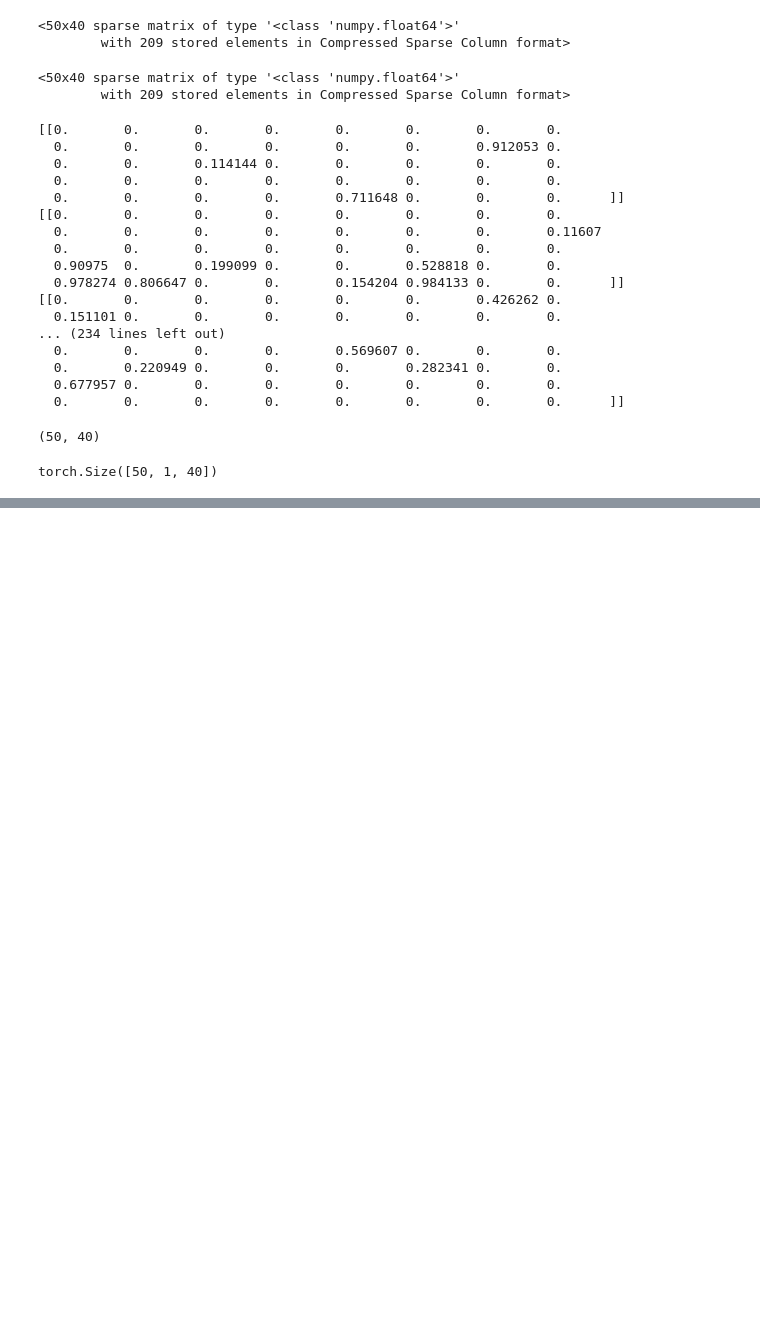
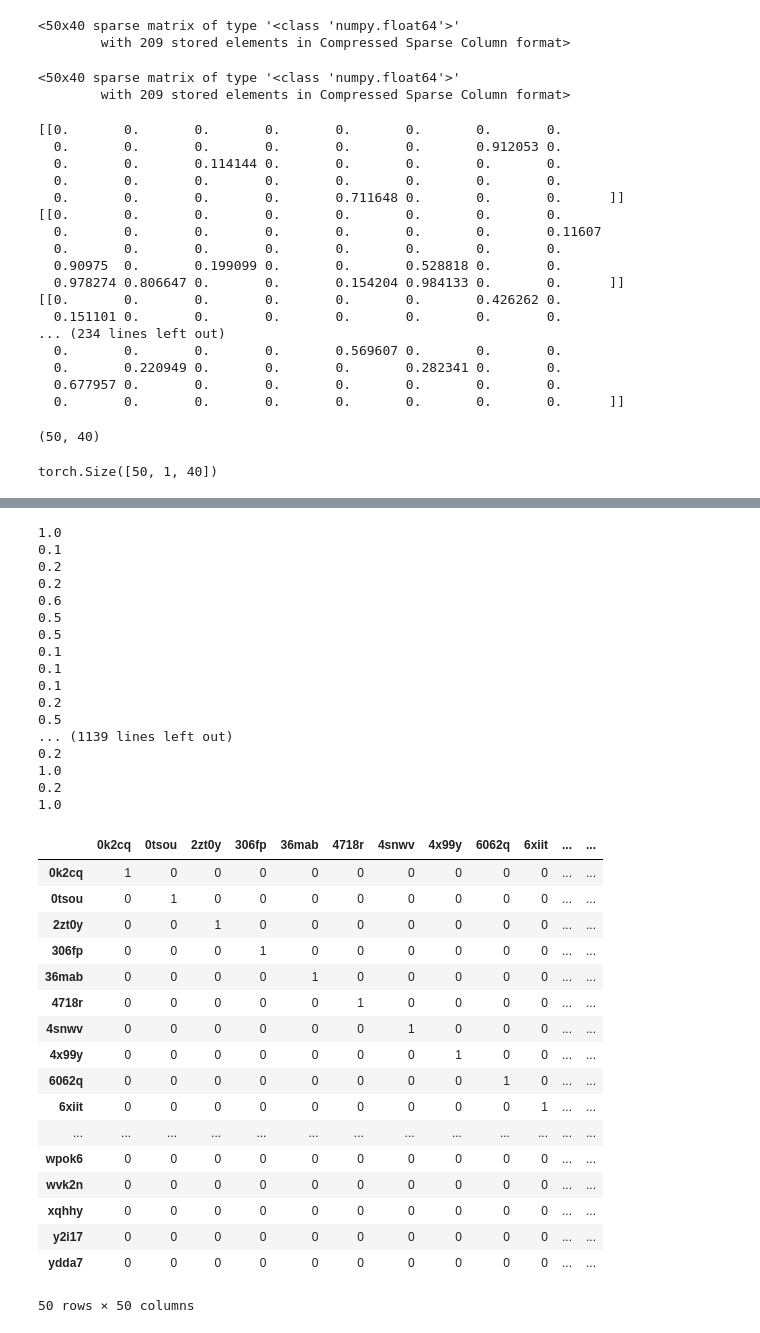
Before and after one commit to LinXueyuanStdio/Protease-target-prediction, a Jupyter notebook: mywork/notebook/Untitled.ipynb, the cells around one changed output, grey strips where cells are left out. Saved outputs shown, nothing was run; the diff lists cells and outputs as text; code cells hidden in the pictures; blank space fills up the shorter version.

```diff
--- a/mywork/notebook/Untitled.ipynb
+++ b/mywork/notebook/Untitled.ipynb
@@ -199,0 +286,6 @@ save_mat('../../project/matrices/R1-3.mat')
+# %%
+data = []
+npdata = pd_complete.to_numpy()
+for i in range(len(npdata)):
+    for j in range(len(npdata[i])):
+        data.append([pd_complete.index[i], pd_complete.columns[j], 10*npdata[i][j]])
@@ -199,0 +580,52 @@ save_mat('../../project/matrices/R1-3.mat')
+# %%
+path = '../../project/main/output_s/new_found_relations.csv'
+output_path="./new_found_relations.csv"
+pd_idx = load_Object(matPath='../../project/main/objects/objectA.mat')
+pd_col = load_Object(matPath='../../project/main/objects/objectA.mat')
+pd_complete = pd.DataFrame(data=[[0]*50]*50, index = pd_idx, columns=pd_col)
+with open(path, "r") as F:
+    for i in F.readlines():
+        ap = i.split(',')
+
+        key_x = ap[0]
+        key_y = ap[1]
+        value = float(ap[2])
+        print(value)
+        pd_complete[key_x][key_y] = value
+pd_complete
+# %% [output]
+1.0
+0.1
+0.2
+0.2
+0.6
+0.5
+0.5
+0.1
+0.1
+0.1
+0.2
+0.5
+... (1139 lines left out)
+0.2
+1.0
+0.2
+1.0
+|  | 0k2cq | 0tsou | 2zt0y | 306fp | 36mab | 4718r | 4snwv | 4x99y | 6062q | 6xiit | ... | ... |
+| 0k2cq | 1 | 0 | 0 | 0 | 0 | 0 | 0 | 0 | 0 | 0 | ... | ... |
+| 0tsou | 0 | 1 | 0 | 0 | 0 | 0 | 0 | 0 | 0 | 0 | ... | ... |
+| 2zt0y | 0 | 0 | 1 | 0 | 0 | 0 | 0 | 0 | 0 | 0 | ... | ... |
+| 306fp | 0 | 0 | 0 | 1 | 0 | 0 | 0 | 0 | 0 | 0 | ... | ... |
+| 36mab | 0 | 0 | 0 | 0 | 1 | 0 | 0 | 0 | 0 | 0 | ... | ... |
+| 4718r | 0 | 0 | 0 | 0 | 0 | 1 | 0 | 0 | 0 | 0 | ... | ... |
+| 4snwv | 0 | 0 | 0 | 0 | 0 | 0 | 1 | 0 | 0 | 0 | ... | ... |
+| 4x99y | 0 | 0 | 0 | 0 | 0 | 0 | 0 | 1 | 0 | 0 | ... | ... |
+| 6062q | 0 | 0 | 0 | 0 | 0 | 0 | 0 | 0 | 1 | 0 | ... | ... |
+| 6xiit | 0 | 0 | 0 | 0 | 0 | 0 | 0 | 0 | 0 | 1 | ... | ... |
+| ... | ... | ... | ... | ... | ... | ... | ... | ... | ... | ... | ... | ... |
+| wpok6 | 0 | 0 | 0 | 0 | 0 | 0 | 0 | 0 | 0 | 0 | ... | ... |
+| wvk2n | 0 | 0 | 0 | 0 | 0 | 0 | 0 | 0 | 0 | 0 | ... | ... |
+| xqhhy | 0 | 0 | 0 | 0 | 0 | 0 | 0 | 0 | 0 | 0 | ... | ... |
+| y2i17 | 0 | 0 | 0 | 0 | 0 | 0 | 0 | 0 | 0 | 0 | ... | ... |
+| ydda7 | 0 | 0 | 0 | 0 | 0 | 0 | 0 | 0 | 0 | 0 | ... | ... |
+50 rows × 50 columns
```
Also changed, not shown: parts of 19 cells of this notebook, 10 other files.
